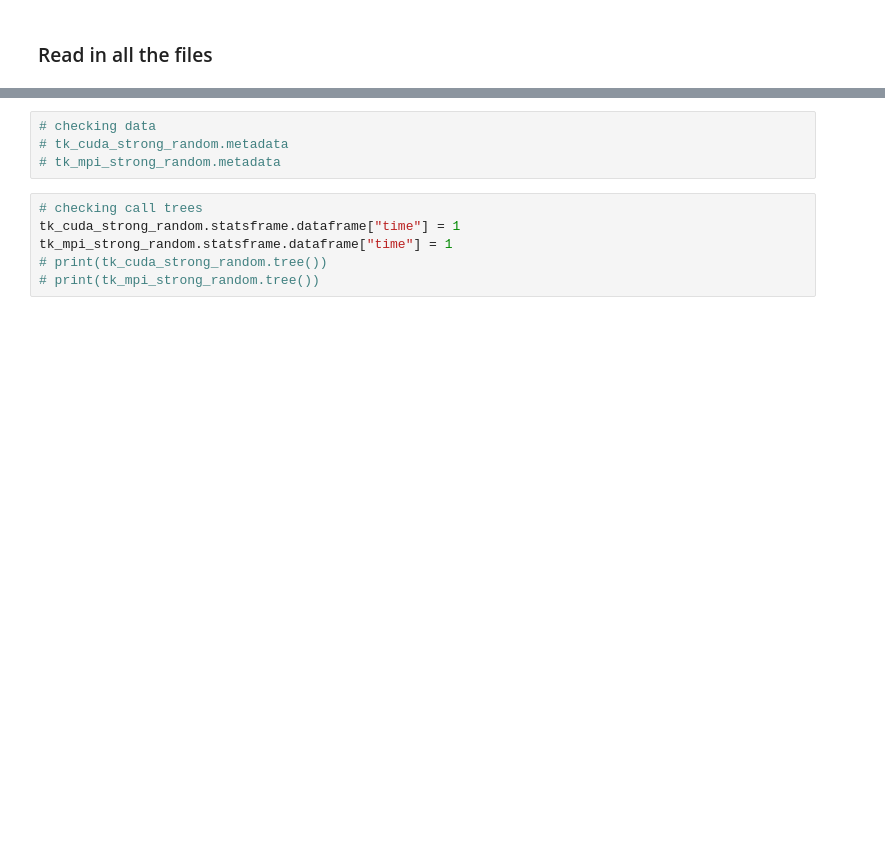
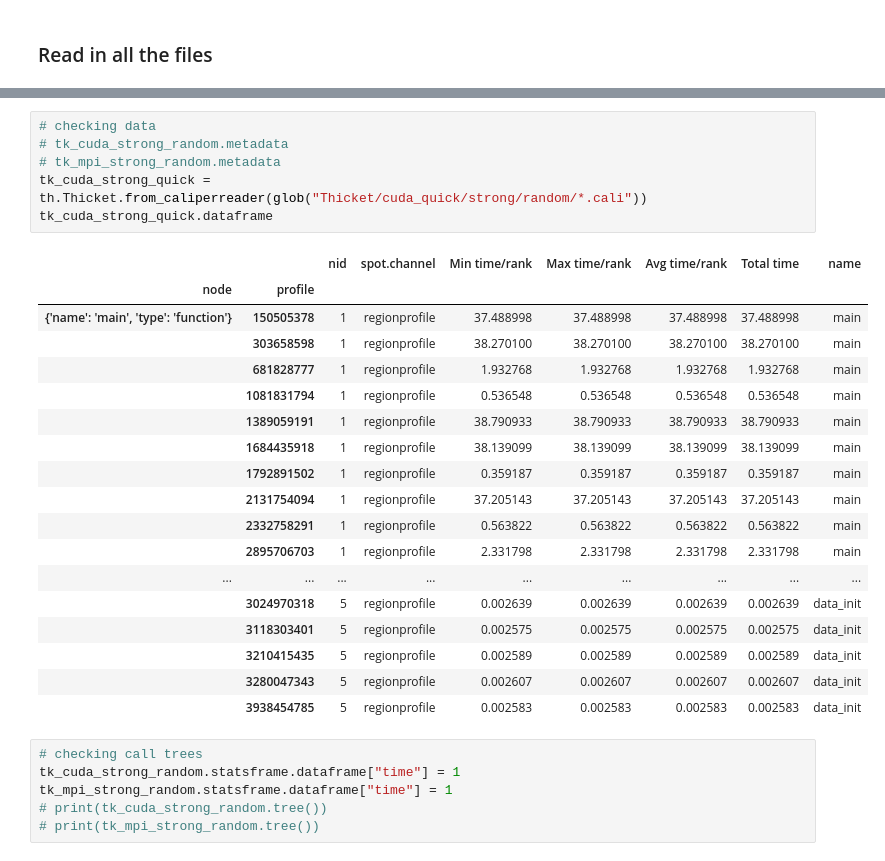
Before and after one commit to ananthk37/ParallelProject, a Jupyter notebook: project-analysis.ipynb, the cells around one changed output, grey strips where cells are left out. Saved outputs shown, nothing was run; the diff lists cells and outputs as text; blank space fills up the shorter version.

```diff
--- a/project-analysis.ipynb
+++ b/project-analysis.ipynb
@@ -60,7 +64,28 @@ tk_mpi_weak_selection = th.Thicket.from_caliperreader(glob("Thicket/mpi_selectio
 # %%
 # checking data
 # tk_cuda_strong_random.metadata
 # tk_mpi_strong_random.metadata
+tk_cuda_strong_quick = th.Thicket.from_caliperreader(glob("Thicket/cuda_quick/strong/random/*.cali"))
+tk_cuda_strong_quick.dataframe
+# %% [output]
+|  |  | nid | spot.channel | Min time/rank | Max time/rank | Avg time/rank | Total time | name |
+| node | profile |  |  |  |  |  |  |  |
+| {'name': 'main', 'type': 'function'} | 150505378 | 1 | regionprofile | 37.488998 | 37.488998 | 37.488998 | 37.488998 | main |
+|  | 303658598 | 1 | regionprofile | 38.270100 | 38.270100 | 38.270100 | 38.270100 | main |
+|  | 681828777 | 1 | regionprofile | 1.932768 | 1.932768 | 1.932768 | 1.932768 | main |
+|  | 1081831794 | 1 | regionprofile | 0.536548 | 0.536548 | 0.536548 | 0.536548 | main |
+|  | 1389059191 | 1 | regionprofile | 38.790933 | 38.790933 | 38.790933 | 38.790933 | main |
+|  | 1684435918 | 1 | regionprofile | 38.139099 | 38.139099 | 38.139099 | 38.139099 | main |
+|  | 1792891502 | 1 | regionprofile | 0.359187 | 0.359187 | 0.359187 | 0.359187 | main |
+|  | 2131754094 | 1 | regionprofile | 37.205143 | 37.205143 | 37.205143 | 37.205143 | main |
+|  | 2332758291 | 1 | regionprofile | 0.563822 | 0.563822 | 0.563822 | 0.563822 | main |
+|  | 2895706703 | 1 | regionprofile | 2.331798 | 2.331798 | 2.331798 | 2.331798 | main |
+| ... | ... | ... | ... | ... | ... | ... | ... | ... |
+|  | 3024970318 | 5 | regionprofile | 0.002639 | 0.002639 | 0.002639 | 0.002639 | data_init |
+|  | 3118303401 | 5 | regionprofile | 0.002575 | 0.002575 | 0.002575 | 0.002575 | data_init |
+|  | 3210415435 | 5 | regionprofile | 0.002589 | 0.002589 | 0.002589 | 0.002589 | data_init |
+|  | 3280047343 | 5 | regionprofile | 0.002607 | 0.002607 | 0.002607 | 0.002607 | data_init |
+|  | 3938454785 | 5 | regionprofile | 0.002583 | 0.002583 | 0.002583 | 0.002583 | data_init |
 # %%
 # checking call trees
 tk_cuda_strong_random.statsframe.dataframe["time"] = 1
```
Also changed, not shown: parts of 4 cells of this notebook, 1 other file.
